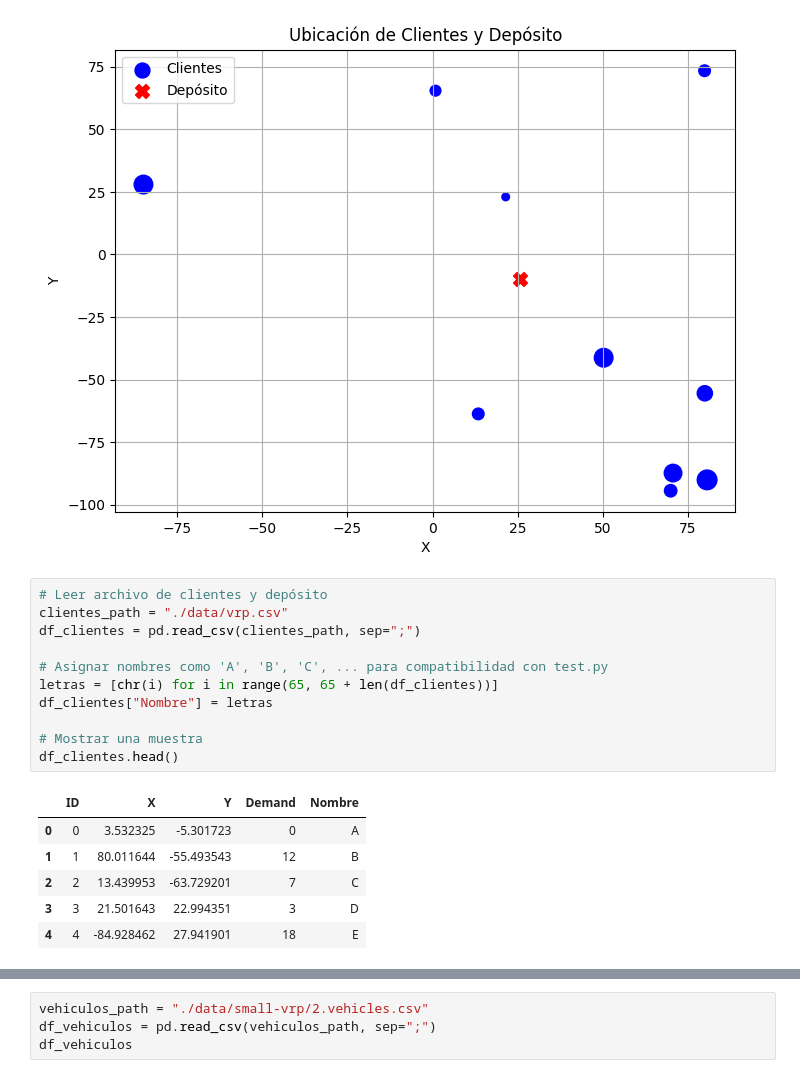
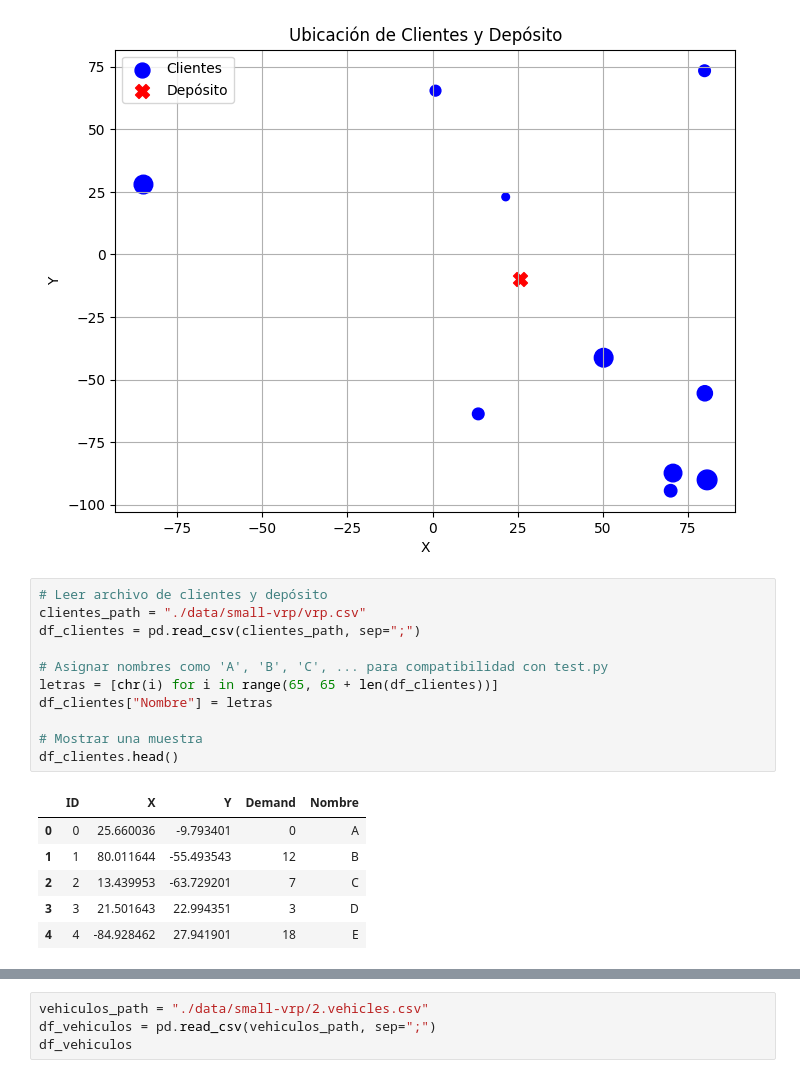
Before and after one commit to Borreguin/WS-USFQ, a Jupyter notebook: ProyectoFinal/VRP/resolucion_small_vrp_REF.ipynb, the cells around one changed output, grey strips where cells are left out. Drawn from its saved outputs; the diff is of its cells as text.

```diff
--- a/ProyectoFinal/VRP/resolucion_small_vrp_REF.ipynb
+++ b/ProyectoFinal/VRP/resolucion_small_vrp_REF.ipynb
@@ -35,18 +35,18 @@ plt.show()
 [figure]
 # %%
 # Leer archivo de clientes y depósito
-clientes_path = "./data/vrp.csv"
+clientes_path = "./data/small-vrp/vrp.csv"
 df_clientes = pd.read_csv(clientes_path, sep=";")
 
 # Asignar nombres como 'A', 'B', 'C', ... para compatibilidad con test.py
 letras = [chr(i) for i in range(65, 65 + len(df_clientes))]
 df_clientes["Nombre"] = letras
 
 # Mostrar una muestra
 df_clientes.head()
 # %% [output]
 |  | ID | X | Y | Demand | Nombre |
-| 0 | 0 | 3.532325 | -5.301723 | 0 | A |
+| 0 | 0 | 25.660036 | -9.793401 | 0 | A |
 | 1 | 1 | 80.011644 | -55.493543 | 12 | B |
 | 2 | 2 | 13.439953 | -63.729201 | 7 | C |
 | 3 | 3 | 21.501643 | 22.994351 | 3 | D |
```
Also changed, not shown: parts of 8 cells of this notebook.
